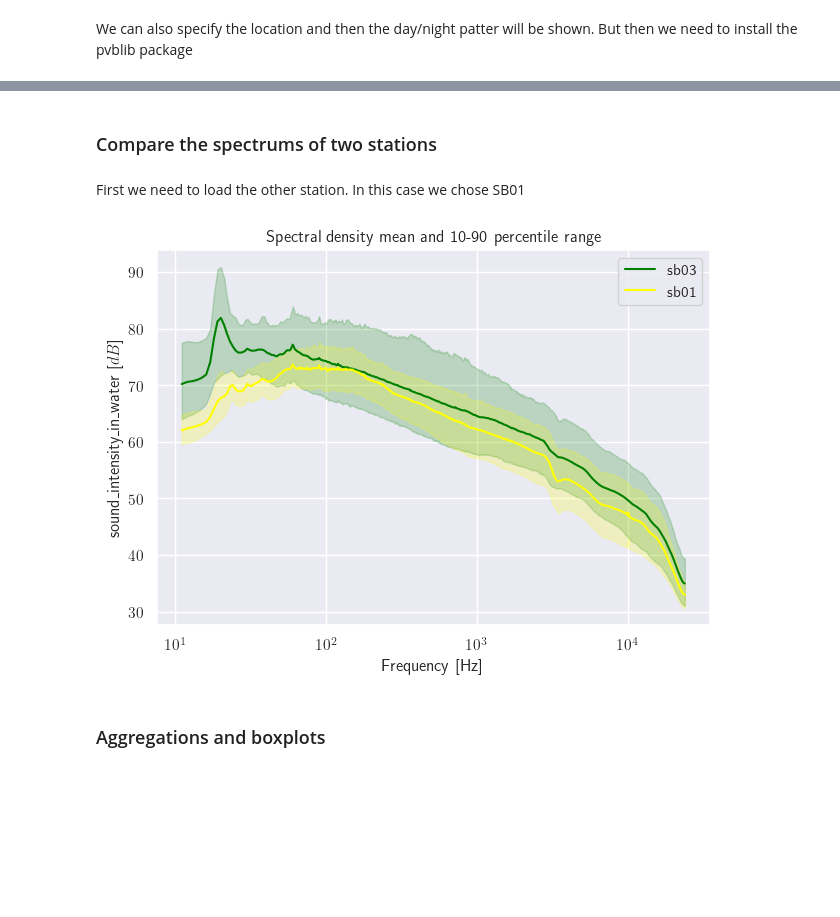
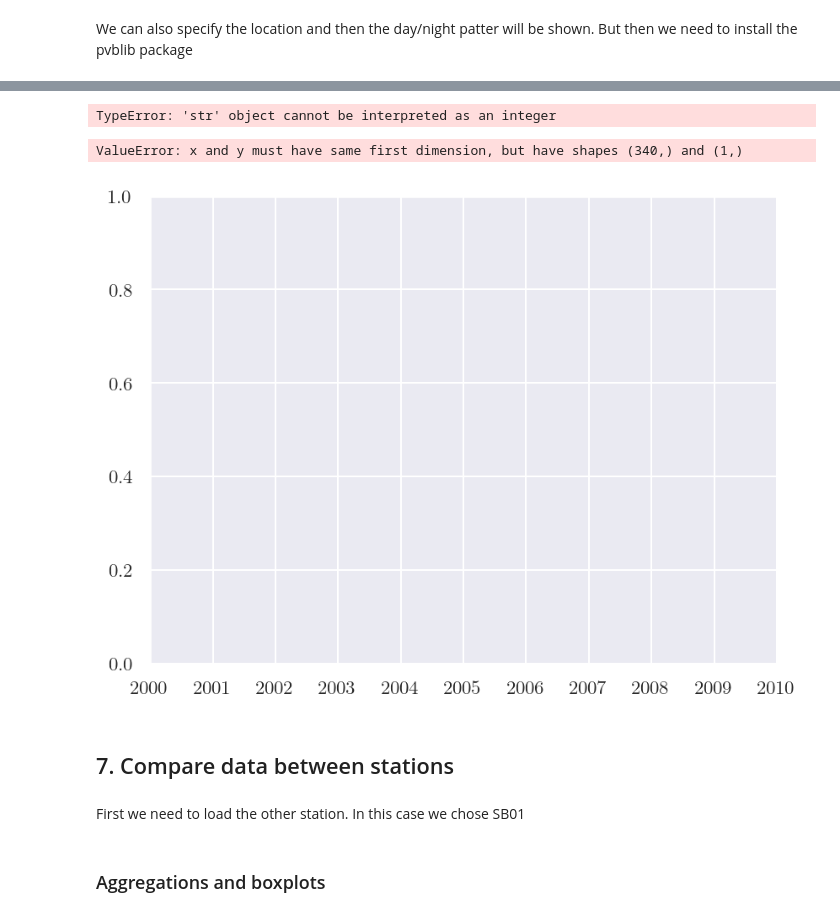
Before and after one commit to ioos/soundcoop, a Jupyter notebook: hybrid_millidecade_bands.ipynb, the cells around one changed output, grey strips where cells are left out. Cells and saved outputs as stored; diff of their text form; code cells hidden in the pictures; blank space fills up the shorter version.

```diff
--- a/hybrid_millidecade_bands.ipynb
+++ b/hybrid_millidecade_bands.ipynb
@@ -351,4 +349,25 @@ pypam.plots.plot_summary_dataset(ds_resampled, percentiles, data_var='psd', time
+# %%
+pk = daily_resampled.sel(frequency=bluepeak).psd.mean(axis='frequency')
+bg = daily_resampled.sel(frequency=bluebackground).psd.mean()
+blueCI = pk/bg
+pk = daily_resampled.sel(frequency=finpeak).psd.mean()
+bg = daily_resampled.sel(frequency=finbackground).psd.mean()
+finCI = pk/bg
+# %% [output]
+TypeError: 'str' object cannot be interpreted as an integer
+# %%
+plt.figure(dpi = 150)
+p1 = plt.plot(daily_resampled.datetime.values, blueCI, '.', label='blue whale')
+p2 = plt.plot(daily_resampled.datetime.values, finCI, 'o', markerfacecolor='none', label='fin whale')
+plt.axhline(1, color='black', linestyle='--', linewidth=0.5)
+plt.title('Daily whale call index at MARS')
+plt.ylabel('Call index')
+plt.legend()
+plt.show()
+# %% [output]
+ValueError: x and y must have same first dimension, but have shapes (340,) and (1,)
+[figure, added]
 # %% [markdown]
-### Compare the spectrums of two stations
+## 7. Compare data between stations
 # %% [markdown]
 First we need to load the other station. In this case we chose SB01
@@ -358,31 +374,7 @@ ds_resampled_sb03 = ds_resampled
 # %%
 # Spectral Density Mean
-fig, ax = plt.subplots()
-color_list = ['green', 'yellow']
-percentiles = [10, 90]
-
-pxx_03 = ds_sb03_resampled['psd'].to_numpy().T
-p03 = np.nanpercentile(a=pxx_03, q=np.array(percentiles), axis=1)
-ax.plot(ds_sb03_resampled.frequency.values, ds_sb03_resampled['psd'].mean(dim='datetime').values,
-        color=color_list[0], label='sb03')
-ax.fill_between(x=ds_sb03_resampled.frequency.values, y1=p03[0], y2=p03[1], alpha=0.2, color=color_list[0])
-
-pxx_01 = ds_sb01_resampled['psd'].to_numpy().T
-p01 = np.nanpercentile(a=pxx_01, q=np.array(percentiles), axis=1)
-ax.plot(ds_sb01_resampled.frequency.values, ds_sb01_resampled['psd'].mean(dim='time').values,
-        color=color_list[1], label='sb01')
-ax.fill_between(x=ds_sb01_resampled.frequency.values, y1=p01[0], y2=p01[1], alpha=0.2, color=color_list[1])
-
-ax.set_xscale('log')
-plt.legend()
-plt.xlabel('Frequency [Hz]')
-plt.ylabel(r'%s [$%s$]' % (ds_sb03_resampled['psd'].standard_name, ds_sb03_resampled['psd'].units))
-plt.title("Spectral density mean and 10-90 percentile range")
-plt.tight_layout()
-plt.show()
-plt.close()
+pypam.plots.plot_multiple_spectrum_mean(ds_collection, 'psd', percentiles='default', frequency_coord='frequency',
+                       log=True, save_path=None, ax=None, show=True, time_coord='time')
-# %% [output]
-[figure, removed]
 # %% [markdown]
 ### Aggregations and boxplots
 # %%
```
Also changed, not shown: parts of 24 cells of this notebook.
